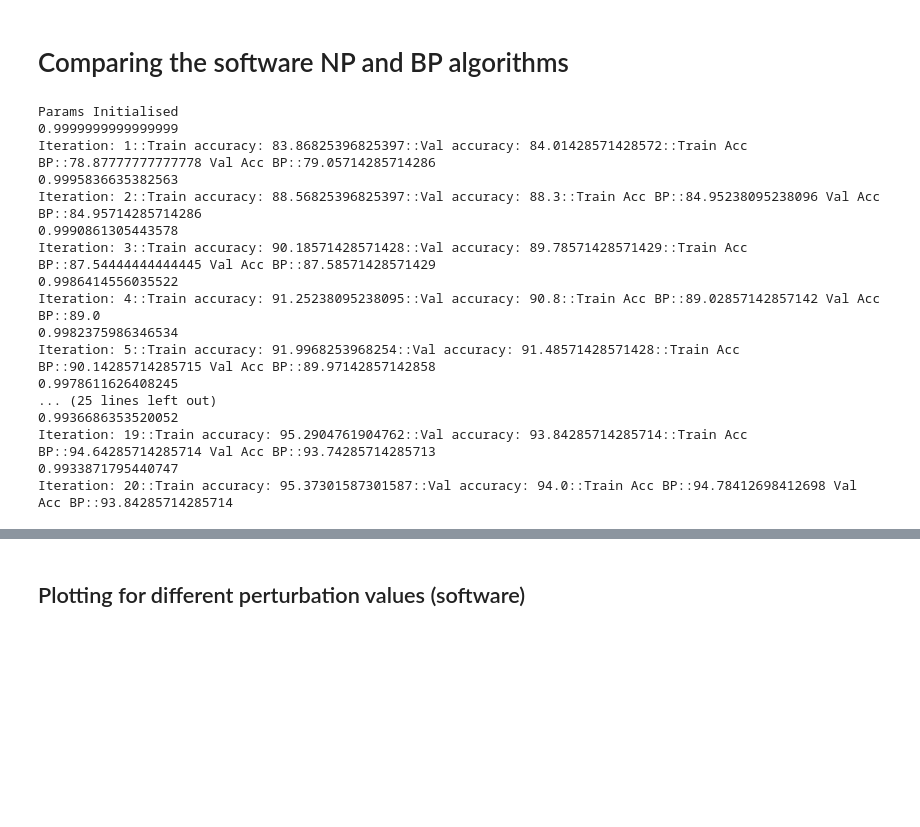
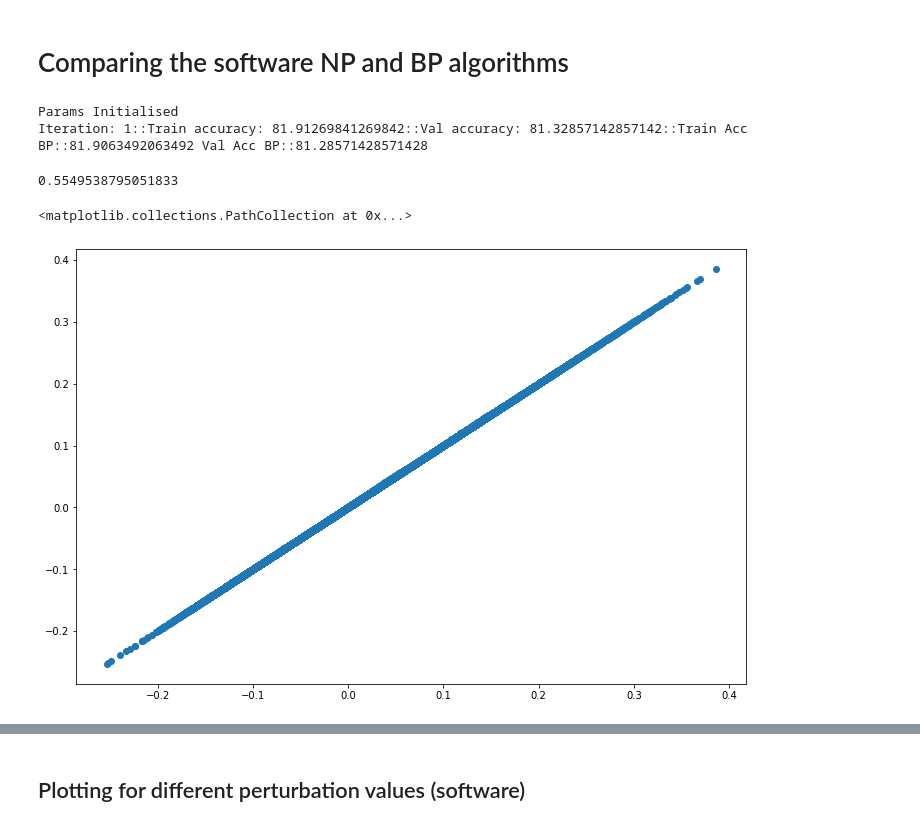
Before and after one commit to Rohit01-zoey/Perturbation-techniques-in-CNNs, a Jupyter notebook: code/mnistNodePert.ipynb, the cells around one changed output, grey strips where cells are left out. Drawn from its saved outputs; the diff is of its cells as text; code cells hidden in the pictures; blank space fills up the shorter version.

```diff
--- a/code/mnistNodePert.ipynb
+++ b/code/mnistNodePert.ipynb
@@ -1338,6 +1338,10 @@ train_acc_bpVar[-1]
 99.5873015873016
 # %% [markdown]
 # Comparing the software NP and BP algorithms
+# %%
+def crossEntropy(y,y_pre):
+  loss=-np.sum(np.multiply(y, np.log(y_pre)), axis = 0)
+  return loss
 # %%
 def NP(pert, lossBeforePert, Z1, A1, Z2, A2, Z3, A3, W1, W2, W3, b1, b2, b3, X1, Y1):
   #calculating dw3 and db3
@@ -1403,7 +1410,7 @@ def NP(pert, lossBeforePert, Z1, A1, Z2, A2, Z3, A3, W1, W2, W3, b1, b2, b3, X1,
 
   return dW1, db1, dW2, db2, dW3, db3
 # %%
-def batchGDComp(X,Y,iter, lrBP, lrNP, pert, print_op=1):
+def batchGDComp(X,Y,iter, lrBP, lrNP, pert, seed=2,print_op=1):
 
   # print("Entered Grad Descent")
   #performs minibatch grad descent for given iterations and learning rate
@@ -1420,7 +1427,7 @@ def batchGDComp(X,Y,iter, lrBP, lrNP, pert, print_op=1):
   w3Sim = []
   b3Sim = []
 
-  W1, b1, W2, b2, W3, b3 = params_init()
+  W1, b1, W2, b2, W3, b3 = params_init(seed)
 
   W1bp, b1bp, W2bp, b2bp, W3bp, b3bp = W1.copy(), b1.copy(), W2.copy(), b2.copy(), W3.copy(), b3.copy()
   #W1bp, b1bp, W2bp, b2bp, W3bp, b3bp =params_init()
@@ -1445,7 +1452,7 @@ def batchGDComp(X,Y,iter, lrBP, lrNP, pert, print_op=1):
     w3Sim.append(cosine_similarity(W3bp.reshape(1,-1), W3np.reshape(1,-1))[0][0])
     b3Sim.append(cosine_similarity(b3bp.reshape(1,-1), b3np.reshape(1,-1))[0][0])
 
-    print(cosine_similarity(W1bp.reshape(1,-1), W1np.reshape(1,-1))[0][0])
+    #print(cosine_similarity(W1bp.reshape(1,-1), W1np.reshape(1,-1))[0][0])
     for j in range(100): #loop over batches
       # print("Entered for loops in grad descent")
       #total training samples = 63000, batch size = 630
@@ -1455,8 +1462,9 @@ def batchGDComp(X,Y,iter, lrBP, lrNP, pert, print_op=1):
 
       #doing the node perturbation pass first
       Z1, A1, Z2, A2, Z3, A3 = forward(X1, W1np, b1np, W2np,b2np, W3np, b3np)
-      print(f"NP Iter {i} -> sub iter {j} : {accuracy(predictions(A3), Y1)}", end = "\r", flush = True)
-      lossBeforePert = np.sum((A3-one_hot_encoding(Y1))**2, axis=0)
+      print(f"NP Iter {i+1} -> sub iter {j} : {accuracy(predictions(A3), Y1)}", end = "\r", flush = True)
+      #lossBeforePert = np.sum((A3-one_hot_encoding(Y1))**2, axis=0)
+      lossBeforePert = crossEntropy(one_hot_encoding(Y1), A3)
 
       #print(f"Main iter: {i} Sub iter : {j}\n")
       #dW1, db1, dW2, db2, dW3, db3 = backprop(Z1, A1, Z2, A2, Z3, A3, W1, W2, W3, X1, Y1)
@@ -1466,13 +1474,11 @@ def batchGDComp(X,Y,iter, lrBP, lrNP, pert, print_op=1):
       #print(W1)
 
 
-
       #doing the back propagation for the same data set sample
       Z1, A1, Z2, A2, Z3, A3 = forward(X1, W1bp, b1bp, W2bp,b2bp, W3bp, b3bp)
-      print(f"                                                                        BP Iter {i} -> sub iter {j} : {accuracy(predictions(A3), Y1)}", end = "\r", flush = True)
+      print(f"                                                                        BP Iter {i+1} -> sub iter {j} : {accuracy(predictions(A3), Y1)}", end = "\r", flush = True)
       #print(f"Main iter: {i} Sub iter : {j}\n")
       dW1bp, db1bp, dW2bp, db2bp, dW3bp, db3bp = backprop(Z1, A1, Z2, A2, Z3, A3, W1bp, W2bp, W3bp, X1, Y1)
-      #print(f"iter in iter{j}")
       W1bp, b1bp, W2bp, b2bp, W3bp, b3bp = param_update(W1bp, b1bp, W2bp, b2bp, W3bp, b3bp, dW1bp, db1bp, dW2bp, db2bp, dW3bp, db3bp, lr = lrBP)
       #plt.plot(dW1np.flatten(), dW1bp.flatten(), '.')
       #plt.xlabel("Weight updates from Node perturbation")
@@ -1480,8 +1486,8 @@ def batchGDComp(X,Y,iter, lrBP, lrNP, pert, print_op=1):
       #plt.show()
 
 
-    lrNP = lrNP*np.exp(-0.01)
-    lrBP = lrBP*np.exp(-0.01)
+    #lrNP = lrNP*np.exp(-0.01)
+    #lrBP = lrBP*np.exp(-0.01)
 
     if (i+1)%(print_op) == 0:
       #print(f'\nIteration: {i + 1}')
@@ -1519,25 +1525,24 @@ def batchGDComp(X,Y,iter, lrBP, lrNP, pert, print_op=1):
       #sum_weights.append(sum_w)
       #print(f'Sum of weights: {sum_w}')
 
-  return w1Sim, b1Sim, w2Sim, b2Sim, w3Sim, b3Sim, train_acc, val_acc, train_loss, val_loss, sum_weights
+  return w1Sim, b1Sim, w2Sim, b2Sim, w3Sim, b3Sim, train_acc, val_acc, train_loss, val_loss, sum_weights, W1np, dW1bp
 # %%
-w1Sim, b1Sim, w2Sim, b2Sim, w3Sim, b3Sim, trainAccBoth, valAccBoth, _, _, _ = batchGDComp(x_train,y_train,20, 0.1, 0.5, 1, print_op=1)
+w1Sim, b1Sim, w2Sim, b2Sim, w3Sim, b3Sim, trainAccBoth, valAccBoth, _, _, _, dW3np1, dW3bp1 = batchGDComp(x_train,y_train,1, 0.1, 0.1, 0.001, seed=2,print_op=1)
 # %% [output]
 Params Initialised
-0.9999999999999999
-Iteration: 1::Train accuracy: 83.86825396825397::Val accuracy: 84.01428571428572::Train Acc BP::78.87777777777778 Val Acc BP::79.05714285714286
-0.9995836635382563
-Iteration: 2::Train accuracy: 88.56825396825397::Val accuracy: 88.3::Train Acc BP::84.95238095238096 Val Acc BP::84.95714285714286
-0.9990861305443578
-Iteration: 3::Train accuracy: 90.18571428571428::Val accuracy: 89.78571428571429::Train Acc BP::87.54444444444445 Val Acc BP::87.58571428571429
-0.9986414556035522
-Iteration: 4::Train accuracy: 91.25238095238095::Val accuracy: 90.8::Train Acc BP::89.02857142857142 Val Acc BP::89.0
-0.9982375986346534
-Iteration: 5::Train accuracy: 91.9968253968254::Val accuracy: 91.48571428571428::Train Acc BP::90.14285714285715 Val Acc BP::89.97142857142858
-0.9978611626408245
-... (25 lines left out)
-0.9936686353520052
-Iteration: 19::Train accuracy: 95.2904761904762::Val accuracy: 93.84285714285714::Train Acc BP::94.64285714285714 Val Acc BP::93.74285714285713
-0.9933871795440747
-Iteration: 20::Train accuracy: 95.37301587301587::Val accuracy: 94.0::Train Acc BP::94.78412698412698 Val Acc BP::93.84285714285714
+Iteration: 1::Train accuracy: 81.91269841269842::Val accuracy: 81.32857142857142::Train Acc BP::81.9063492063492 Val Acc BP::81.28571428571428
+# %%
+np.max(np.abs(dW3np1))
+# %% [output]
+0.5549538795051833
+# %%
+plt.figure(figsize=(12, 8))
+plt.scatter(dW3bp1, dW3np1)
+#plt.scatter(dW1bp2, dW1np2)
+#plt.scatter(dW1bp3, dW1np3)
+#plt.scatter(dW1bp4, dW1np4)
+#plt.legend(["Pert=1", "Pert = 0.01", "Pert = 0.001"])
+# %% [output]
+<matplotlib.collections.PathCollection at 0x...>
+[figure, added]
 # %%
```
Also changed, not shown: parts of 8 cells of this notebook.
